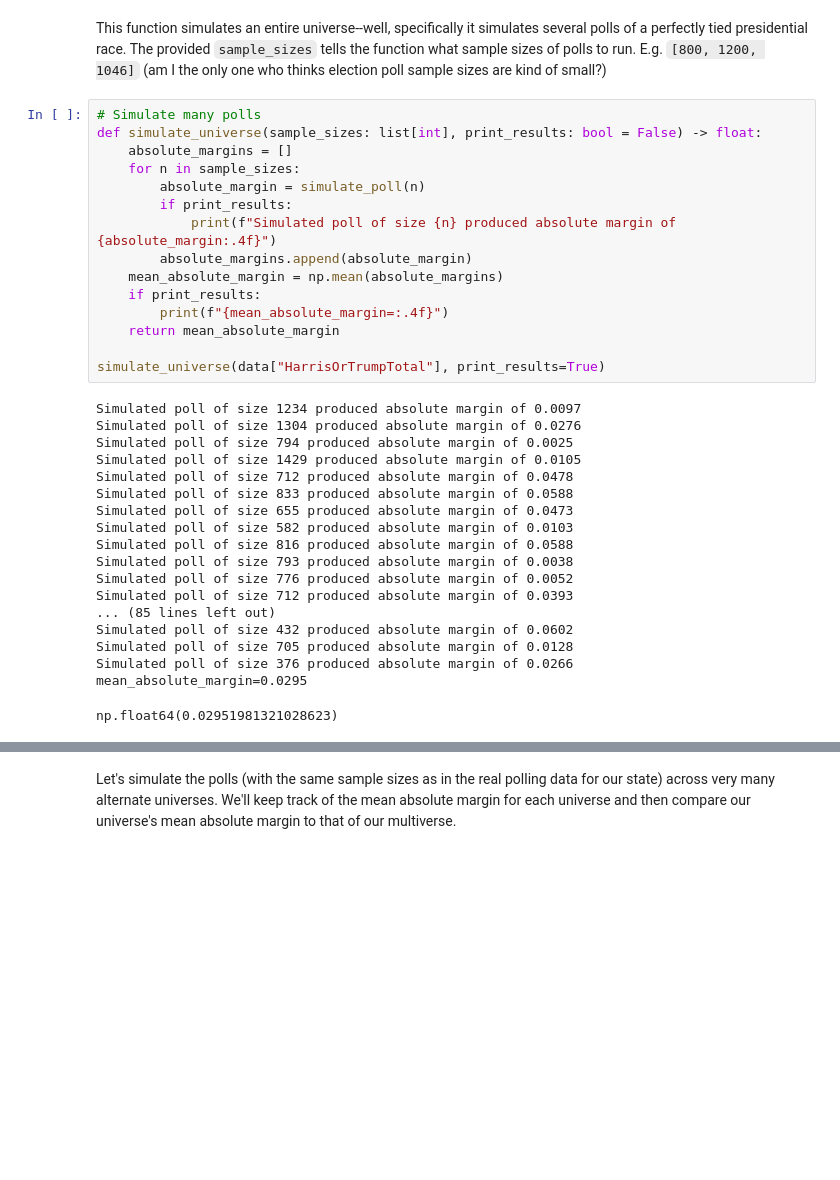
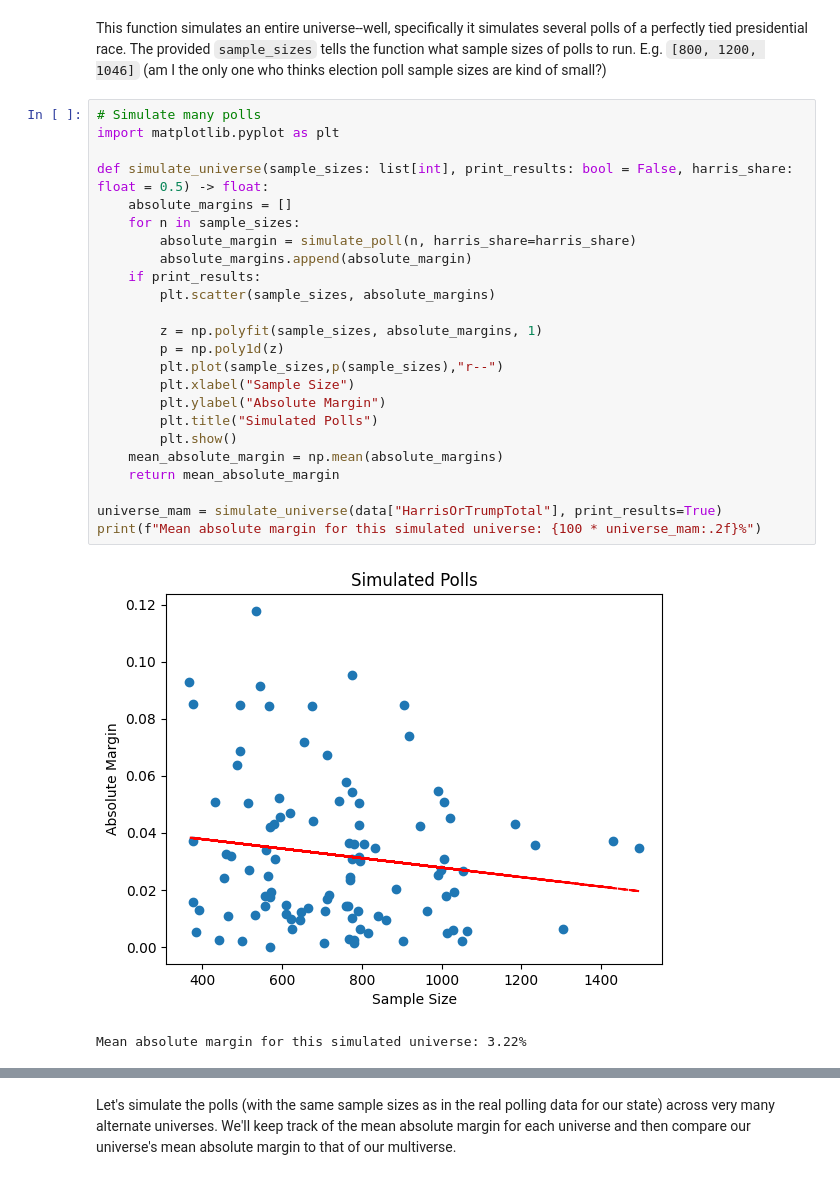
Before and after one commit to boyleconnor/poll-margins-2024, a Jupyter notebook: simulate_polls.ipynb, the cells around one changed output, grey strips where cells are left out. Saved outputs shown, nothing was run; the diff lists cells and outputs as text; blank space fills up the shorter version.

```diff
--- a/simulate_polls.ipynb
+++ b/simulate_polls.ipynb
@@ -72,35 +72,28 @@ def simulate_poll(n: int, harris_share: float = 0.5) -> float:
 This function simulates an entire universe--well, specifically it simulates several polls of a perfectly tied presidential race. The provided `sample_sizes` tells the function what sample sizes of polls to run. E.g. `[800, 1200, 1046]` (am I the only one who thinks election poll sample sizes are kind of small?)
 # %%
 # Simulate many polls
-def simulate_universe(sample_sizes: list[int], print_results: bool = False) -> float:
+import matplotlib.pyplot as plt
+
+def simulate_universe(sample_sizes: list[int], print_results: bool = False, harris_share: float = 0.5) -> float:
     absolute_margins = []
     for n in sample_sizes:
-        absolute_margin = simulate_poll(n)
-        if print_results:
-            print(f"Simulated poll of size {n} produced absolute margin of {absolute_margin:.4f}")
+        absolute_margin = simulate_poll(n, harris_share=harris_share)
         absolute_margins.append(absolute_margin)
+    if print_results:
+        plt.scatter(sample_sizes, absolute_margins)
+
+        z = np.polyfit(sample_sizes, absolute_margins, 1)
+        p = np.poly1d(z)
+        plt.plot(sample_sizes,p(sample_sizes),"r--")
+        plt.xlabel("Sample Size")
+        plt.ylabel("Absolute Margin")
+        plt.title("Simulated Polls")
+        plt.show()
     mean_absolute_margin = np.mean(absolute_margins)
-    if print_results:
-        print(f"{mean_absolute_margin=:.4f}")
     return mean_absolute_margin
 
-simulate_universe(data["HarrisOrTrumpTotal"], print_results=True)
+universe_mam = simulate_universe(data["HarrisOrTrumpTotal"], print_results=True)
+print(f"Mean absolute margin for this simulated universe: {100 * universe_mam:.2f}%")
 # %% [output]
+[figure, added]
-Simulated poll of size 1234 produced absolute margin of 0.0097
-Simulated poll of size 1304 produced absolute margin of 0.0276
-Simulated poll of size 794 produced absolute margin of 0.0025
-Simulated poll of size 1429 produced absolute margin of 0.0105
-Simulated poll of size 712 produced absolute margin of 0.0478
-Simulated poll of size 833 produced absolute margin of 0.0588
-Simulated poll of size 655 produced absolute margin of 0.0473
-Simulated poll of size 582 produced absolute margin of 0.0103
-Simulated poll of size 816 produced absolute margin of 0.0588
-Simulated poll of size 793 produced absolute margin of 0.0038
-Simulated poll of size 776 produced absolute margin of 0.0052
-Simulated poll of size 712 produced absolute margin of 0.0393
-... (85 lines left out)
-Simulated poll of size 432 produced absolute margin of 0.0602
-Simulated poll of size 705 produced absolute margin of 0.0128
-Simulated poll of size 376 produced absolute margin of 0.0266
-mean_absolute_margin=0.0295
+Mean absolute margin for this simulated universe: 3.22%
-np.float64(0.02951981321028623)
```
Also changed, not shown: parts of 5 cells of this notebook.
